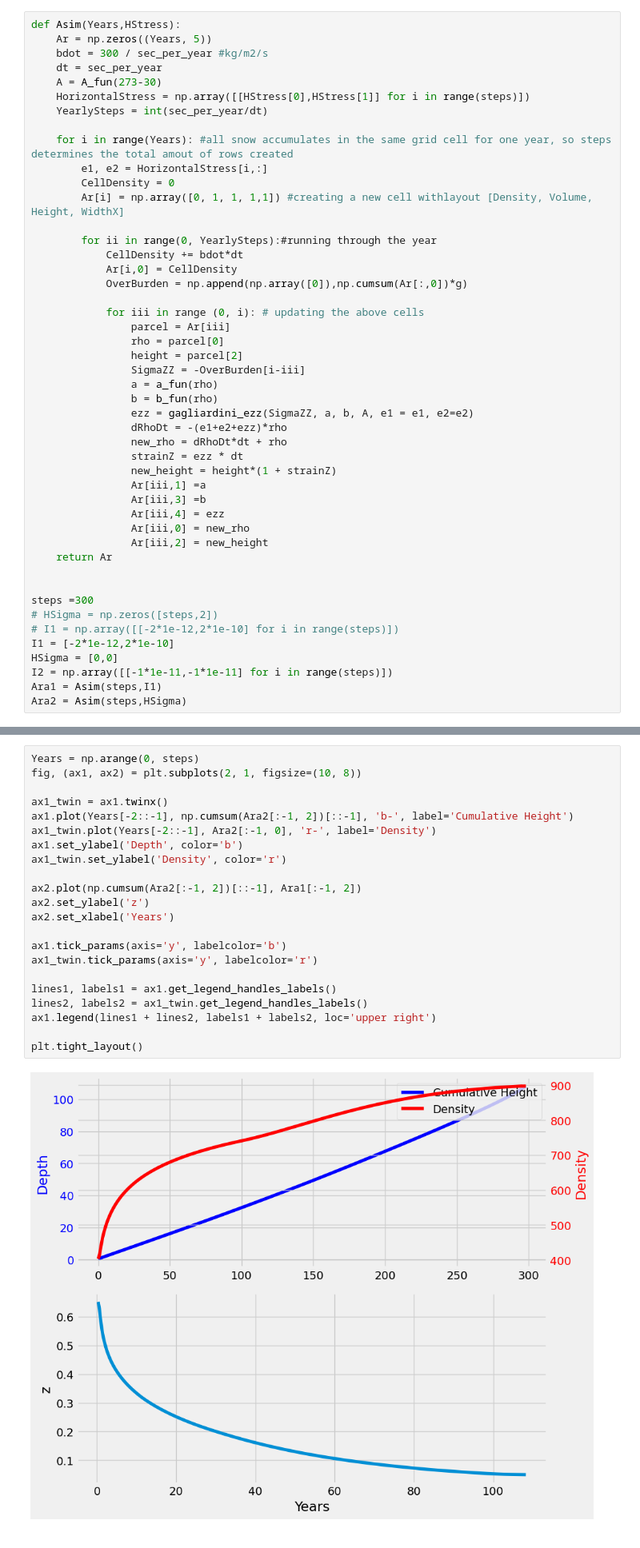
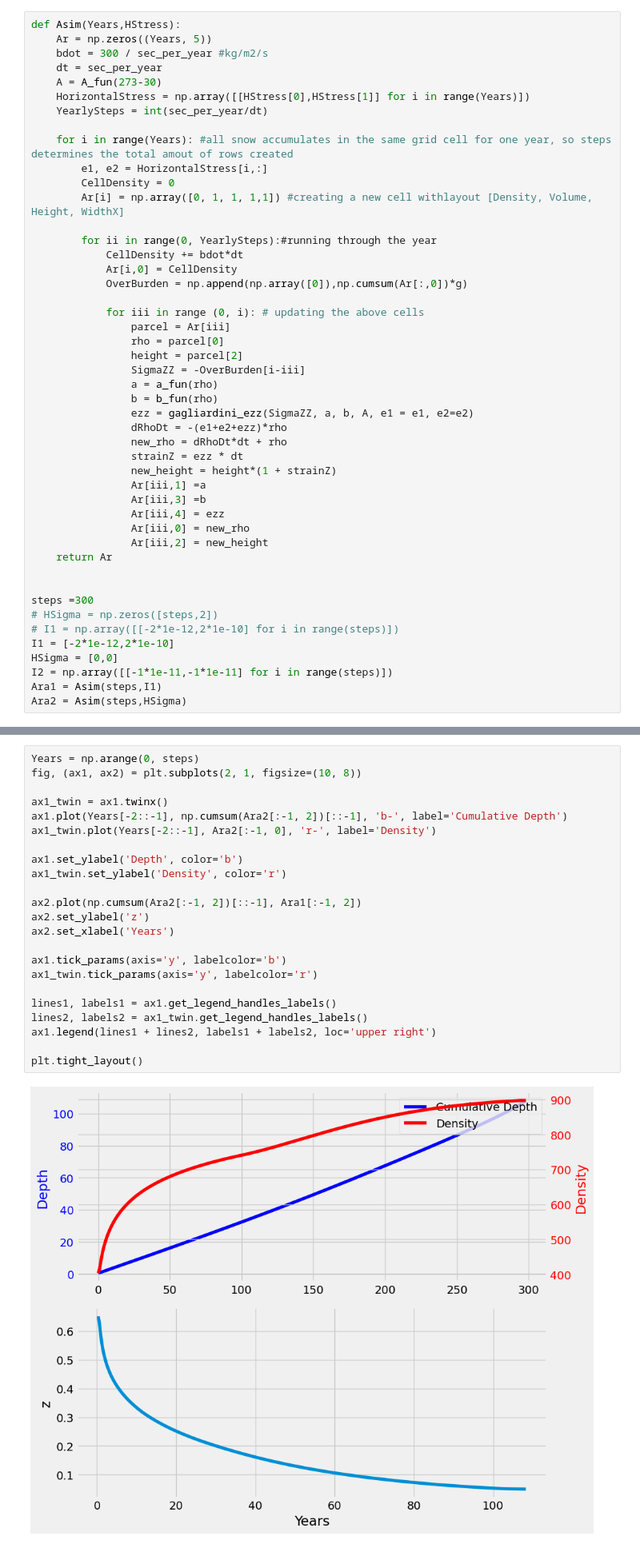
Before and after one commit to NikolajMunkKjaersgaard/Compressible-Fern-Model, a Jupyter notebook: Puk Fern /Inital.ipynb, the cells around one changed output, grey strips where cells are left out. Shown: that part at 80% size. Saved outputs shown, nothing was run; the diff lists cells and outputs as text.

```diff
--- a/Puk Fern /Inital.ipynb
+++ b/Puk Fern /Inital.ipynb
@@ -225,7 +225,7 @@ def Asim(Years,HStress):
     bdot = 300 / sec_per_year #kg/m2/s
     dt = sec_per_year
     A = A_fun(273-30)
-    HorizontalStress = np.array([[HStress[0],HStress[1]] for i in range(steps)])
+    HorizontalStress = np.array([[HStress[0],HStress[1]] for i in range(Years)])
     YearlySteps = int(sec_per_year/dt)
 
     for i in range(Years): #all snow accumulates in the same grid cell for one year, so steps determines the total amout of rows created
@@ -281,27 +281,28 @@ plt.legend()
 # %%
 Years = np.arange(0, steps)
 fig, (ax1, ax2) = plt.subplots(2, 1, figsize=(10, 8))
 
 ax1_twin = ax1.twinx()
-ax1.plot(Years[-2::-1], np.cumsum(Ara2[:-1, 2])[::-1], 'b-', label='Cumulative Height')
+ax1.plot(Years[-2::-1], np.cumsum(Ara2[:-1, 2])[::-1], 'b-', label='Cumulative Depth')
 ax1_twin.plot(Years[-2::-1], Ara2[:-1, 0], 'r-', label='Density')
+
 ax1.set_ylabel('Depth', color='b')
 ax1_twin.set_ylabel('Density', color='r')
 
 ax2.plot(np.cumsum(Ara2[:-1, 2])[::-1], Ara1[:-1, 2])
 ax2.set_ylabel('z')
 ax2.set_xlabel('Years')
 
 ax1.tick_params(axis='y', labelcolor='b')
 ax1_twin.tick_params(axis='y', labelcolor='r')
 
 lines1, labels1 = ax1.get_legend_handles_labels()
 lines2, labels2 = ax1_twin.get_legend_handles_labels()
 ax1.legend(lines1 + lines2, labels1 + labels2, loc='upper right')
 
 plt.tight_layout()
 # %% [output]
-[figure, old version]
+[figure, new version]
 # %%
 plt.plot(Ara2[:-1,0], np.cumsum(Ara2[:-1, 2])- np.max(np.cumsum(Ara2[:-1, 2])))
 plt.xlabel('density')
```
Also changed, not shown: parts of 18 cells of this notebook.
